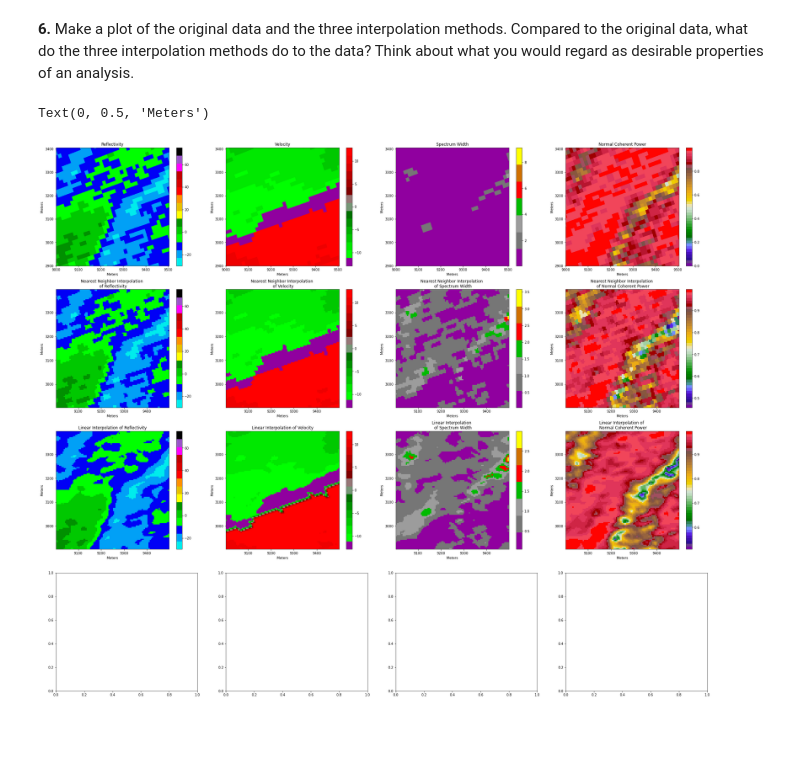
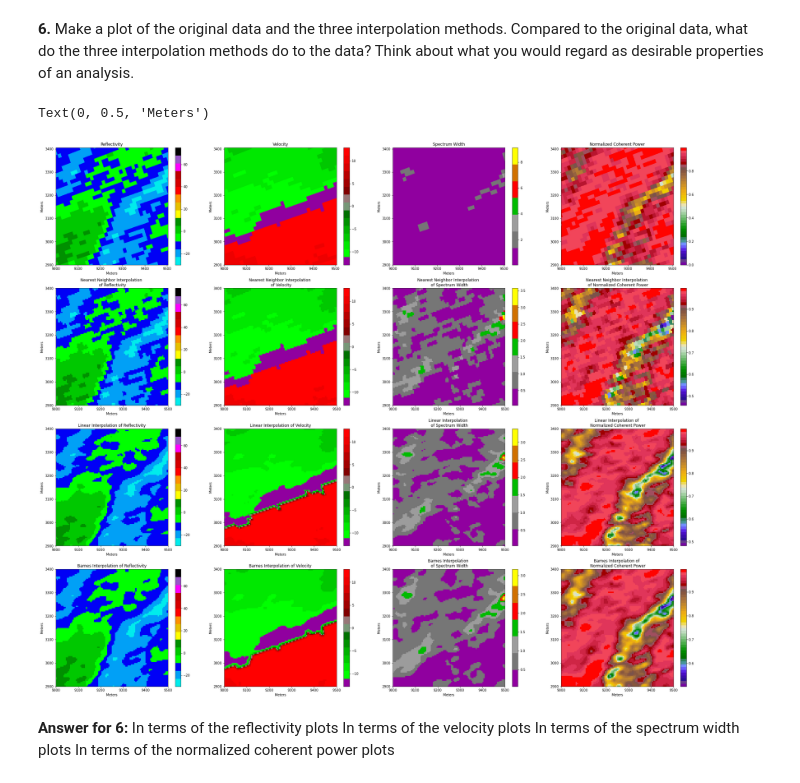
Before and after one commit to jillianndufort/Data-Fields, a Jupyter notebook: Homework 3-Dufort.ipynb, the cells around one changed output. Saved outputs shown, nothing was run; the diff lists cells and outputs as text; code cells hidden in the pictures; blank space fills up the shorter version.

```diff
--- a/Homework 3-Dufort.ipynb
+++ b/Homework 3-Dufort.ipynb
@@ -363,11 +349,3 @@ reflect_linear = interpolate_to_points(stack_data, np.concatenate(reflect),(r_ce
 velocity_linear = interpolate_to_points(stack_data, np.concatenate(velocity),(r_center_2d, alt_center_2d), interp_type ='linear')
 spec_linear = interpolate_to_points(stack_data, np.concatenate(spec_wid),(r_center_2d, alt_center_2d), interp_type ='linear')
 norm_linear = interpolate_to_points(stack_data, np.concatenate(norm_co_power),(r_center_2d, alt_center_2d), interp_type ='linear')
-# %%
-#Barnes Interpolation Method
-
-
-reflect_barnes =
-velocoty_barnes =
-spec_barnes =
-norm_linear =
@@ -416,88 +426,94 @@ axs[0,3].set_xlabel('Meters')
 axs[0,3].set_ylabel('Meters')
 
 #Plots for nearest neighbor: Reflectivity
-im1 = axs[1,0].pcolormesh(r_center_2d, alt_center_2d, reflect_nearest, cmap = NWSReflectivity, norm = Normalize(-30,75))
+im1 = axs[1,0].pcolormesh(new_r, new_alt, reflect_nearest, cmap = NWSReflectivity, norm = Normalize(-30,75))
 axs[1,0].set_title('Nearest Neighbor Interpolation \n of Reflectivity')
 plt.colorbar(im1, ax=axs[1,0])
 axs[1,0].set_xlabel('Meters')
 axs[1,0].set_ylabel('Meters')
 
 #Plots for nearest neighbor: Velocity
-im2 = axs[1,1].pcolormesh(r_center_2d, alt_center_2d, velocity_nearest, cmap = NWSVelocity)
+im2 = axs[1,1].pcolormesh(new_r, new_alt, velocity_nearest, cmap = NWSVelocity)
 axs[1,1].set_title('Nearest Neighbor Interpolation \n of Velocity')
 plt.colorbar(im2, ax=axs[1,1])
 axs[1,1].set_xlabel('Meters')
 axs[1,1].set_ylabel('Meters')
 
 #Plots for nearest neighbor: Spectrum Width
-im3 = axs[1,2].pcolormesh(r_center_2d, alt_center_2d, spec_nearest, cmap = NWSSpecWidth)
+im3 = axs[1,2].pcolormesh(new_r, new_alt, spec_nearest, cmap = NWSSpecWidth)
 axs[1,2].set_title('Nearest Neighbor Interpolation \n of Spectrum Width')
 plt.colorbar(im3, ax=axs[1,2])
 axs[1,2].set_xlabel('Meters')
 axs[1,2].set_ylabel('Meters')
 
 #Plots for nearest neighbor: Normal Coherent Power
-im4 = axs[1,3].pcolormesh(r_center_2d, alt_center_2d, norm_nearest, cmap = NWSNorm)
+im4 = axs[1,3].pcolormesh(new_r, new_alt, norm_nearest, cmap = NWSNorm)
 axs[1,3].set_title('Nearest Neighbor Interpolation \n of Normalized Coherent Power')
 plt.colorbar(im4, ax=axs[1,3])
 axs[1,3].set_xlabel('Meters')
 axs[1,3].set_ylabel('Meters')
 
 #Plots for linear: Reflectivity
-im1 = axs[2,0].pcolormesh(r_center_2d, alt_center_2d, reflect_linear, cmap = NWSReflectivity, norm = Normalize(-30,75))
+im1 = axs[2,0].pcolormesh(new_r, new_alt, reflect_linear, cmap = NWSReflectivity, norm = Normalize(-30,75))
 axs[2,0].set_title('Linear Interpolation of Reflectivity')
 plt.colorbar(im1, ax=axs[2,0])
 axs[2,0].set_xlabel('Meters')
 axs[2,0].set_ylabel('Meters')
 
 #Plots for linear: Velocity
-im2 = axs[2,1].pcolormesh(r_center_2d, alt_center_2d, velocity_linear, cmap = NWSVelocity)
+im2 = axs[2,1].pcolormesh(new_r, new_alt, velocity_linear, cmap = NWSVelocity)
 axs[2,1].set_title('Linear Interpolation of Velocity')
 plt.colorbar(im2, ax=axs[2,1])
 axs[2,1].set_xlabel('Meters')
 axs[2,1].set_ylabel('Meters')
 
 #Plots for linear: Spectrum Width
-im3 = axs[2,2].pcolormesh(r_center_2d, alt_center_2d, spec_linear, cmap = NWSSpecWidth)
+im3 = axs[2,2].pcolormesh(new_r, new_alt, spec_linear, cmap = NWSSpecWidth)
 axs[2,2].set_title('Linear Interpolation \n of Spectrum Width')
 plt.colorbar(im3, ax=axs[2,2])
 axs[2,2].set_xlabel('Meters')
 axs[2,2].set_ylabel('Meters')
 
 #Plots for linear: Normalized Coherent Power
-im4 = axs[2,3].pcolormesh(r_center_2d, alt_center_2d, norm_linear, cmap = NWSNorm)
+im4 = axs[2,3].pcolormesh(new_r, new_alt, norm_linear, cmap = NWSNorm)
 axs[2,3].set_title('Linear Interpolation of \n Normalized Coherent Power')
 plt.colorbar(im4, ax=axs[2,3])
 axs[2,3].set_xlabel('Meters')
 axs[2,3].set_ylabel('Meters')
 
 #Plots for Barnes: Reflectivity
-# im1 = axs[3,0].pcolormesh(r_center_2d, alt_center_2d, reflect_Barnes, cmap = NWSReflectivity, norm = Normalize(-30,75))
-# axs[3,0].set_title('Barnes Interpolation of Reflectivity')
-# plt.colorbar(im1, ax=axs[3,0])
-# axs[3,0].set_xlabel('Meters')
-# axs[3,0].set_ylabel('Meters')
+im1 = axs[3,0].pcolormesh(new_r, new_alt, reflect_barnes, cmap = NWSReflectivity, norm = Normalize(-30,75))
+axs[3,0].set_title('Barnes Interpolation of Reflectivity')
+plt.colorbar(im1, ax=axs[3,0])
+axs[3,0].set_xlabel('Meters')
+axs[3,0].set_ylabel('Meters')
 
 #Plots for Barnes: Velocity
-# im2 = axs[3,1].pcolormesh(r_center_2d, alt_center_2d, velocity_Barnes, cmap = NWSVelocity)
-# axs[3,1].set_title('Barnes Interpolation of Velocity')
-# plt.colorbar(im2, ax=axs[3,1])
-#axs[3,1].set_xlabel('Meters')
-#axs[3,1].set_ylabel('Meters')
+im2 = axs[3,1].pcolormesh(new_r, new_alt, velocity_barnes, cmap = NWSVelocity)
+axs[3,1].set_title('Barnes Interpolation of Velocity')
+plt.colorbar(im2, ax=axs[3,1])
+axs[3,1].set_xlabel('Meters')
+axs[3,1].set_ylabel('Meters')
 
 #Plots for Barnes: Spectrum Width
-# im3 = axs[3,2].pcolormesh(r_center_2d, alt_center_2d, spec_Barnes, cmap = NWSSpecWidth)
-# axs[3,2].set_title('Barnes Interpolation \n of Spectrum Width')
-# plt.colorbar(im3, ax=axs[3,2])
-#axs[3,2].set_xlabel('Meters')
-#axs[3,2].set_ylabel('Meters')
+im3 = axs[3,2].pcolormesh(new_r, new_alt, spec_barnes, cmap = NWSSpecWidth)
+axs[3,2].set_title('Barnes Interpolation \n of Spectrum Width')
+plt.colorbar(im3, ax=axs[3,2])
+axs[3,2].set_xlabel('Meters')
+axs[3,2].set_ylabel('Meters')
 
 #Plots for Barnes: Normalized Coherent Power
-# im4 = axs[3,3].pcolormesh(r_center_2d, alt_center_2d, norm_Barnes, cmap = NWSNorm)
-# axs[3,3].set_title('Barnes Interpolation of \n Normalized Coherent Power')
-# plt.colorbar(im4, ax=axs[3,3])
-#axs[3,3].set_xlabel('Meters')
-#axs[3,3].set_ylabel('Meters')
+im4 = axs[3,3].pcolormesh(new_r, new_alt, norm_barnes, cmap = NWSNorm)
+axs[3,3].set_title('Barnes Interpolation of \n Normalized Coherent Power')
+plt.colorbar(im4, ax=axs[3,3])
+axs[3,3].set_xlabel('Meters')
+axs[3,3].set_ylabel('Meters')
 # %% [output]
 Text(0, 0.5, 'Meters')
-[figure, old version]
+[figure, new version]
+# %% [markdown]
+**Answer for 6:**
+    In terms of the reflectivity plots
+    In terms of the velocity plots
+    In terms of the spectrum width plots
+    In terms of the normalized coherent power plots
```
Also changed, not shown: parts of 4 cells of this notebook.
